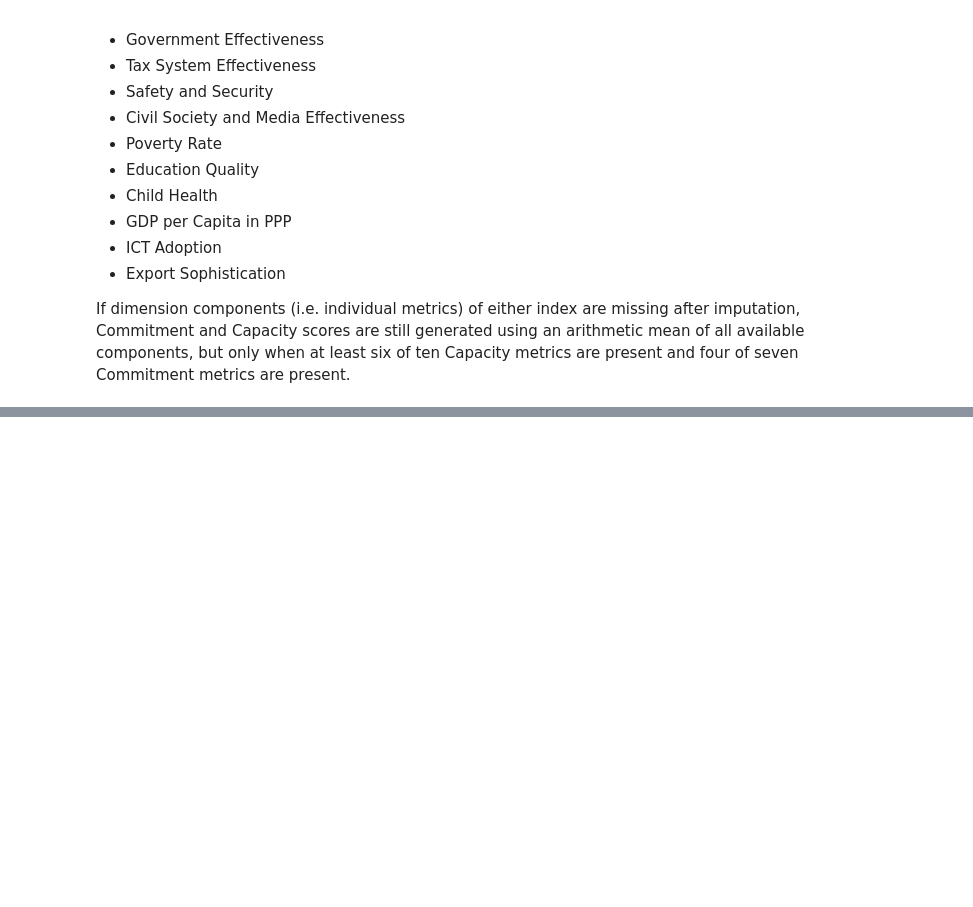
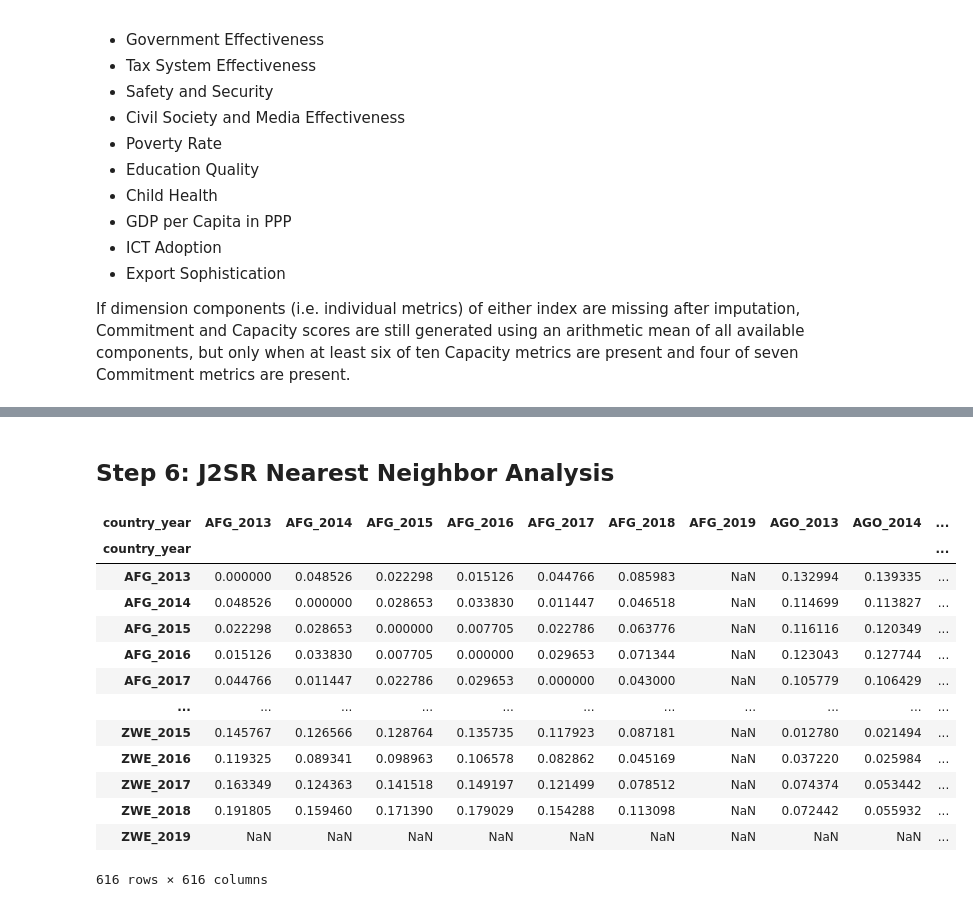
Before and after one commit to AaronScherf/dec_j2sr, a Jupyter notebook: DEC_J2SR_Join.ipynb, the cells around one changed output, grey strips where cells are left out. Saved outputs shown, nothing was run; the diff lists cells and outputs as text; code cells hidden in the pictures; blank space fills up the shorter version.

```diff
--- a/DEC_J2SR_Join.ipynb
+++ b/DEC_J2SR_Join.ipynb
@@ -240,0 +254,18 @@ def comm_calc(data, ldi, og, sge, egg, be, tf, bhp):
+# %%
+for ind in j2sr_pivot.index:
+    j2sr_pivot.loc[ind,'comm_score'] = comm_calc(j2sr_pivot.loc[ind], comm_vars)
+# %%
+cap_vars = ['Child Health',
+       'Civil Society & Media Effectiveness',
+       'Education Quality',
+       'Export Sophistication',
+       'GDP Per Capita (PPP)',
+       'Government Effectiveness',
+       'Information & Communication Technology (ICT) Adoption',
+       'Poverty Rate ($5/Day)',
+       'Safety & Security',
+       'Tax System Effectiveness',
+]
+
+j2sr_pivot['cap_missing'] = j2sr_pivot[cap_vars].isnull().sum(axis=1)
+j2sr_pivot['cap_missing']
@@ -240,0 +286,13 @@ def comm_calc(data, ldi, og, sge, egg, be, tf, bhp):
+# %%
+# Create function that checks for sufficient components in Commitment and computes arithmetic mean per row
+# At least 6 of 10 capacity variables must be present, so at most 4 can be missing
+
+def cap_calc(data, cap_vars):
+    if (data['cap_missing'] <= 4):
+        cap_score = np.nanmean(data[cap_vars], 0)
+        return cap_score
+# %%
+for ind in j2sr_pivot.index:
+    j2sr_pivot.loc[ind,'cap_score'] = cap_calc(j2sr_pivot.loc[ind], cap_vars)
+
+j2sr_pivot
@@ -266,2 +336,30 @@ cap_vars = ['Roadmap Metric: Child Health (0-100, higher is better)',
 
 # Missing GDP per Capita, Education Quality, and Gov Effectiveness
+# %% [markdown]
+## Step 6: J2SR Nearest Neighbor Analysis
+# %%
+from scipy.spatial.distance import pdist
+from scipy.spatial.distance import squareform
+
+dist_matrix = pd.DataFrame(
+    squareform(pdist(j2sr_pivot.loc[:,['comm_score','cap_score']])),
+    columns = j2sr_pivot.index,
+    index = j2sr_pivot.index
+)
+
+dist_matrix
+# %% [output]
+| country_year | AFG_2013 | AFG_2014 | AFG_2015 | AFG_2016 | AFG_2017 | AFG_2018 | AFG_2019 | AGO_2013 | AGO_2014 | ... |
+| country_year |  |  |  |  |  |  |  |  |  | ... |
+| AFG_2013 | 0.000000 | 0.048526 | 0.022298 | 0.015126 | 0.044766 | 0.085983 | NaN | 0.132994 | 0.139335 | ... |
+| AFG_2014 | 0.048526 | 0.000000 | 0.028653 | 0.033830 | 0.011447 | 0.046518 | NaN | 0.114699 | 0.113827 | ... |
+| AFG_2015 | 0.022298 | 0.028653 | 0.000000 | 0.007705 | 0.022786 | 0.063776 | NaN | 0.116116 | 0.120349 | ... |
+| AFG_2016 | 0.015126 | 0.033830 | 0.007705 | 0.000000 | 0.029653 | 0.071344 | NaN | 0.123043 | 0.127744 | ... |
+| AFG_2017 | 0.044766 | 0.011447 | 0.022786 | 0.029653 | 0.000000 | 0.043000 | NaN | 0.105779 | 0.106429 | ... |
+| ... | ... | ... | ... | ... | ... | ... | ... | ... | ... | ... |
+| ZWE_2015 | 0.145767 | 0.126566 | 0.128764 | 0.135735 | 0.117923 | 0.087181 | NaN | 0.012780 | 0.021494 | ... |
+| ZWE_2016 | 0.119325 | 0.089341 | 0.098963 | 0.106578 | 0.082862 | 0.045169 | NaN | 0.037220 | 0.025984 | ... |
+| ZWE_2017 | 0.163349 | 0.124363 | 0.141518 | 0.149197 | 0.121499 | 0.078512 | NaN | 0.074374 | 0.053442 | ... |
+| ZWE_2018 | 0.191805 | 0.159460 | 0.171390 | 0.179029 | 0.154288 | 0.113098 | NaN | 0.072442 | 0.055932 | ... |
+| ZWE_2019 | NaN | NaN | NaN | NaN | NaN | NaN | NaN | NaN | NaN | ... |
+616 rows × 616 columns
```
Also changed, not shown: parts of 31 cells of this notebook, 16 other files.
